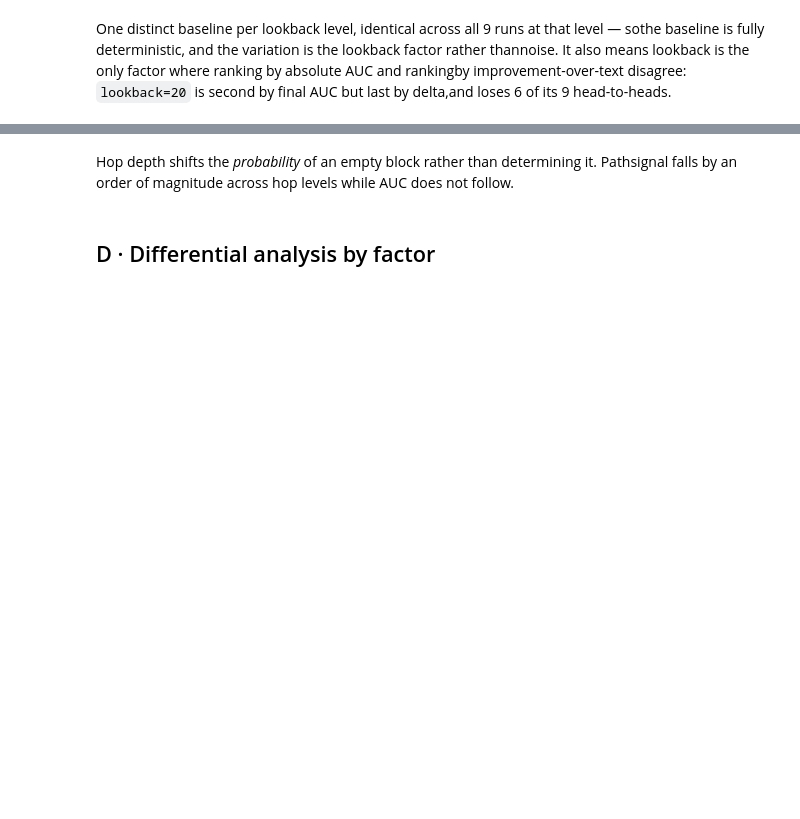
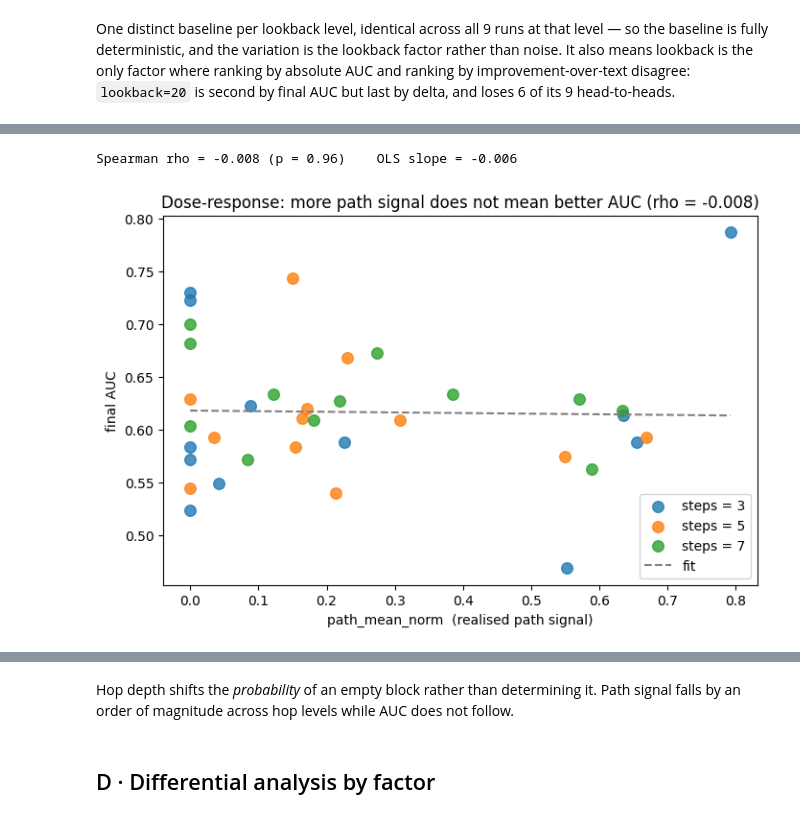
Before and after one commit to jjfrackowiak/finance-kg-builder, a Jupyter notebook: analysis/tsla36_2026-08-09/report.ipynb, the cells around one changed output, grey strips where cells are left out. Saved outputs shown, nothing was run; the diff lists cells and outputs as text; code cells hidden in the pictures; blank space fills up the shorter version.

```diff
--- a/analysis/tsla36_2026-08-09/report.ipynb
+++ b/analysis/tsla36_2026-08-09/report.ipynb
@@ -3,2 +14,12 @@
 # %%
-import numpy as npimport pandas as pdimport matplotlib.pyplot as pltfrom scipy import statsruns = pd.read_csv("results.csv")adds = pd.read_csv("additions.csv")FACTORS = ["lookback_days", "steps", "chain_hops", "evolution_prompt"]print(f"{len(runs)} configurations, {len(adds)} addition records")runs.head(3)
+import numpy as np
+import pandas as pd
+import matplotlib.pyplot as plt
+from scipy import stats
+
+runs = pd.read_csv("results.csv")
+adds = pd.read_csv("additions.csv")
+
+FACTORS = ["lookback_days", "steps", "chain_hops", "evolution_prompt"]
+print(f"{len(runs)} configurations, {len(adds)} addition records")
+runs.head(3)
@@ -7,2 +37,7 @@ import numpy as npimport pandas as pdimport matplotlib.pyplot as pltfrom scipy i
 # %%
-# Everything that was held fixed should have exactly one distinct value.fixed = runs.nunique()print("varying:", list(fixed[fixed > 1].index[fixed[fixed > 1].index.isin(FACTORS)]))print()for f in FACTORS:    print(f"{f:18} {sorted(runs[f].unique(), key=str)}   n per level = {runs[f].value_counts().unique()}")
+# Everything that was held fixed should have exactly one distinct value.
+fixed = runs.nunique()
+print("varying:", list(fixed[fixed > 1].index[fixed[fixed > 1].index.isin(FACTORS)]))
+print()
+for f in FACTORS:
+    print(f"{f:18} {sorted(runs[f].unique(), key=str)}   n per level = {runs[f].value_counts().unique()}")
@@ -29,3 +155,20 @@ One distinct baseline per lookback level, identical across all 9 runs at that le
 # %%
-rho, p = stats.spearmanr(runs.path_mean_norm, runs.final_auc)slope = np.polyfit(runs.path_mean_norm, runs.final_auc, 1)[0]print(f"Spearman rho = {rho:+.3f} (p = {p:.2f})    OLS slope = {slope:+.3f}")fig, ax = plt.subplots(figsize=(8, 5))for s, grp in runs.groupby("steps"):    ax.scatter(grp.path_mean_norm, grp.final_auc, s=70, alpha=0.8, label=f"steps = {s}")xs = np.linspace(0, runs.path_mean_norm.max(), 50)ax.plot(xs, np.polyval(np.polyfit(runs.path_mean_norm, runs.final_auc, 1), xs),        color="grey", ls="--", label="fit")ax.set_xlabel("path_mean_norm  (realised path signal)")ax.set_ylabel("final AUC")ax.set_title(f"Dose-response: more path signal does not mean better AUC (rho = {rho:+.3f})")ax.legend()plt.show()
+rho, p = stats.spearmanr(runs.path_mean_norm, runs.final_auc)
+slope = np.polyfit(runs.path_mean_norm, runs.final_auc, 1)[0]
+print(f"Spearman rho = {rho:+.3f} (p = {p:.2f})    OLS slope = {slope:+.3f}")
+
+fig, ax = plt.subplots(figsize=(8, 5))
+for s, grp in runs.groupby("steps"):
+    ax.scatter(grp.path_mean_norm, grp.final_auc, s=70, alpha=0.8, label=f"steps = {s}")
+xs = np.linspace(0, runs.path_mean_norm.max(), 50)
+ax.plot(xs, np.polyval(np.polyfit(runs.path_mean_norm, runs.final_auc, 1), xs),
+        color="grey", ls="--", label="fit")
+ax.set_xlabel("path_mean_norm  (realised path signal)")
+ax.set_ylabel("final AUC")
+ax.set_title(f"Dose-response: more path signal does not mean better AUC (rho = {rho:+.3f})")
+ax.legend()
+plt.show()
+# %% [output]
+Spearman rho = -0.008 (p = 0.96)    OLS slope = -0.006
+[figure, added]
 # %%
```
Also changed, not shown: parts of 17 cells of this notebook, 1 other file.
